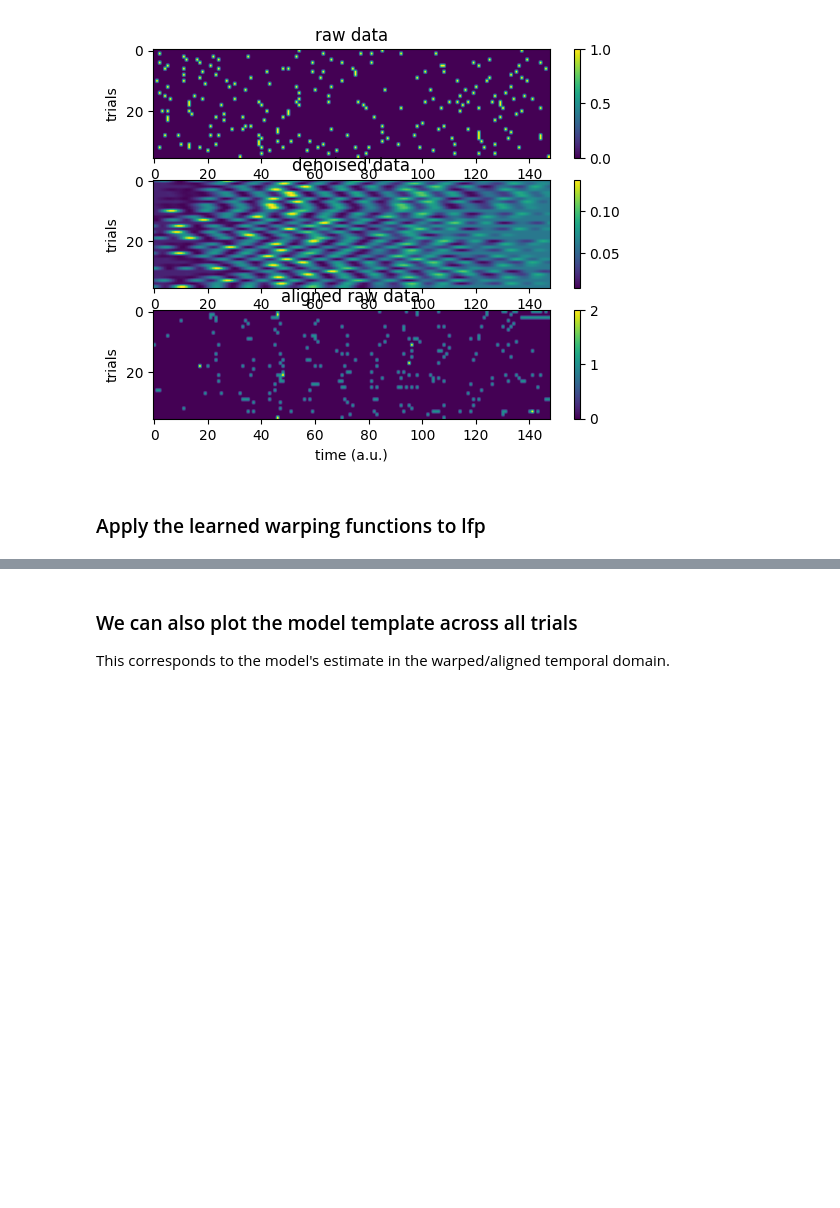
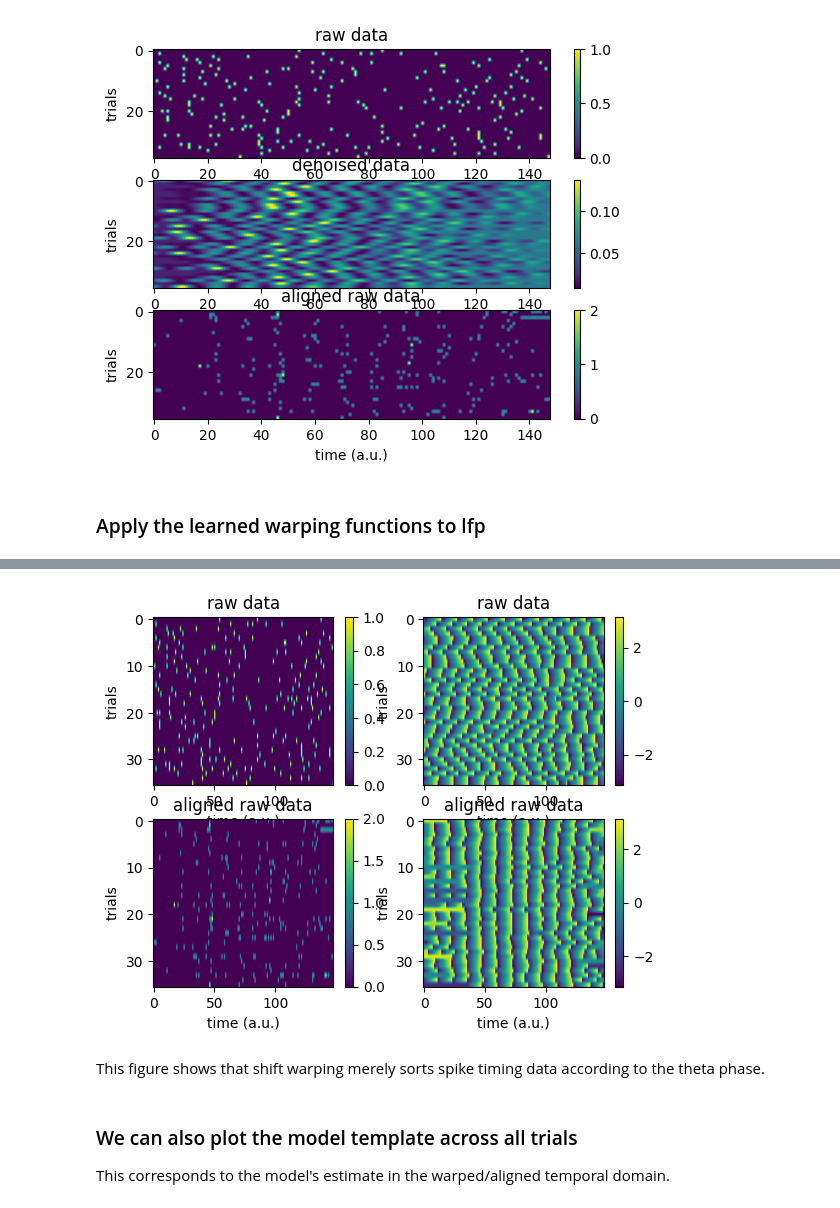
Before and after one commit to tontototon/affinewarp, a Jupyter notebook: examples/shift_warping_iwase.ipynb, the cells around one changed output, grey strips where cells are left out. Saved outputs shown, nothing was run; the diff lists cells and outputs as text; code cells hidden in the pictures; blank space fills up the shorter version.

```diff
--- a/examples/shift_warping_iwase.ipynb
+++ b/examples/shift_warping_iwase.ipynb
@@ -101,3 +90,38 @@ ThetaPhase, Amp, Tot = m2p.theta_phase(lfp, FreqRange=[4, 10], FilterOrd=4, Samp
+# %%
+
+# pkl file 読み込み
+lfp_bin = pickle.load(open(data_dir + '/lfp_bin.pkl', 'rb'))
+lfp_bin = lfp_bin.transpose(0, 2, 1)
+lfp_bin = lfp_bin[:,:148,:]
+# %%
+plt.subplot(2, 2, 1)
+
+idx = 12
+# 1番目のsubplotに描画
+plt.imshow(np.squeeze(data[:,:,idx]), aspect='auto')
+plt.title('raw data'), plt.xlabel('time (a.u.)'), plt.ylabel('trials')
+plt.colorbar();
+
+plt.subplot(2, 2, 3)
+plt.imshow(model.transform(data)[:,:,idx-1:idx].squeeze(), aspect='auto')
+plt.title('aligned raw data'), plt.xlabel('time (a.u.)'), plt.ylabel('trials')
+plt.colorbar();
+
+plt.subplot(2, 2, 2)
+plt.imshow(np.squeeze(lfp_bin), aspect='auto')
+plt.title('raw data'), plt.xlabel('time (a.u.)'), plt.ylabel('trials')
+plt.colorbar();
+
+plt.subplot(2, 2, 4)
+plt.imshow(model.transform(lfp_bin).squeeze(), aspect='auto')
+plt.title('aligned raw data'), plt.xlabel('time (a.u.)'), plt.ylabel('trials')
+plt.colorbar();
+
+plt.show()
+# %% [output]
+[figure, added]
+# %% [markdown]
+This figure shows that shift warping merely sorts spike timing data according to the theta phase.
 # %% [markdown]
 ### We can also plot the model template across all trials
 
```
Also changed, not shown: parts of 3 cells of this notebook, 1 other file.
